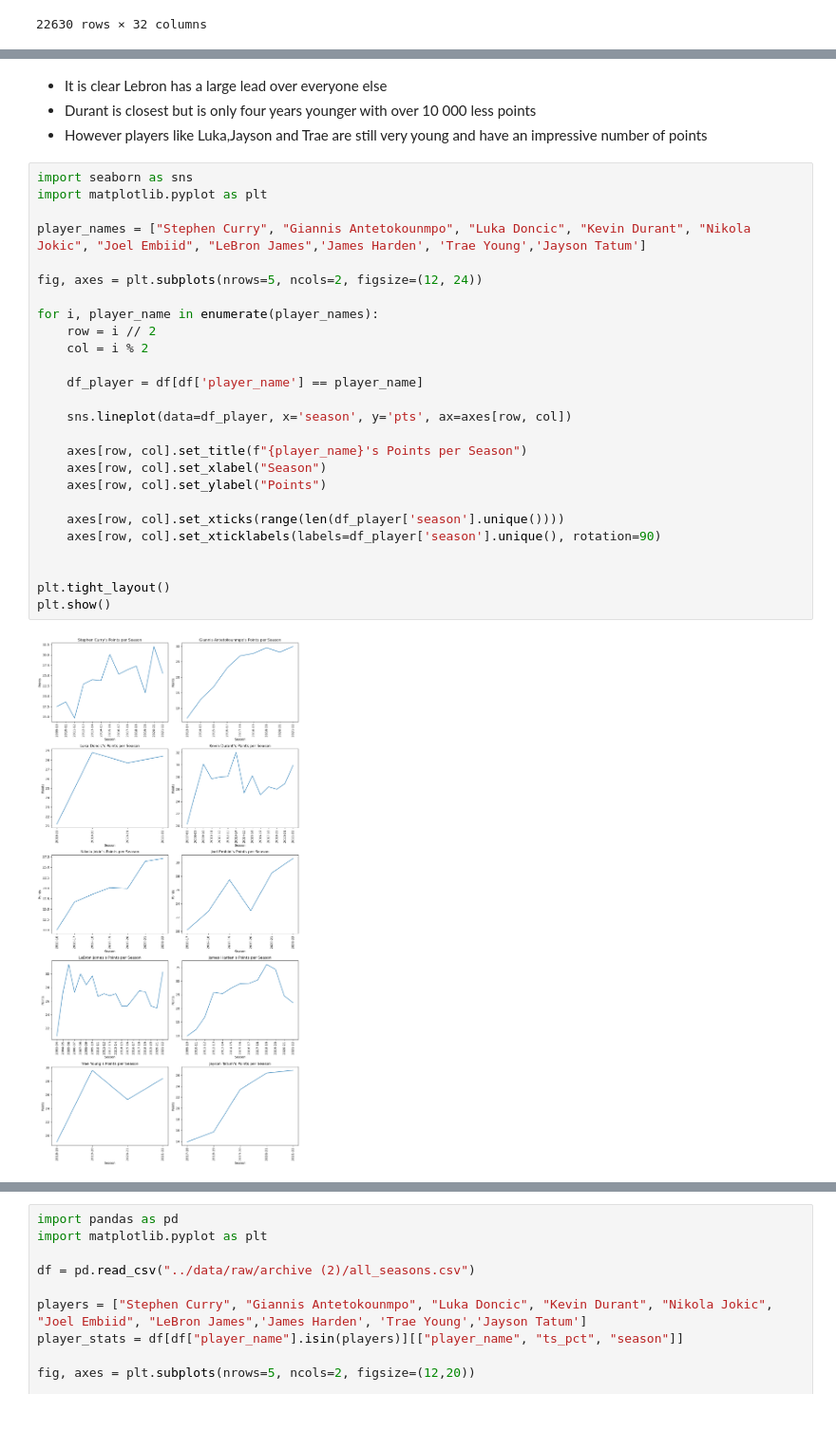
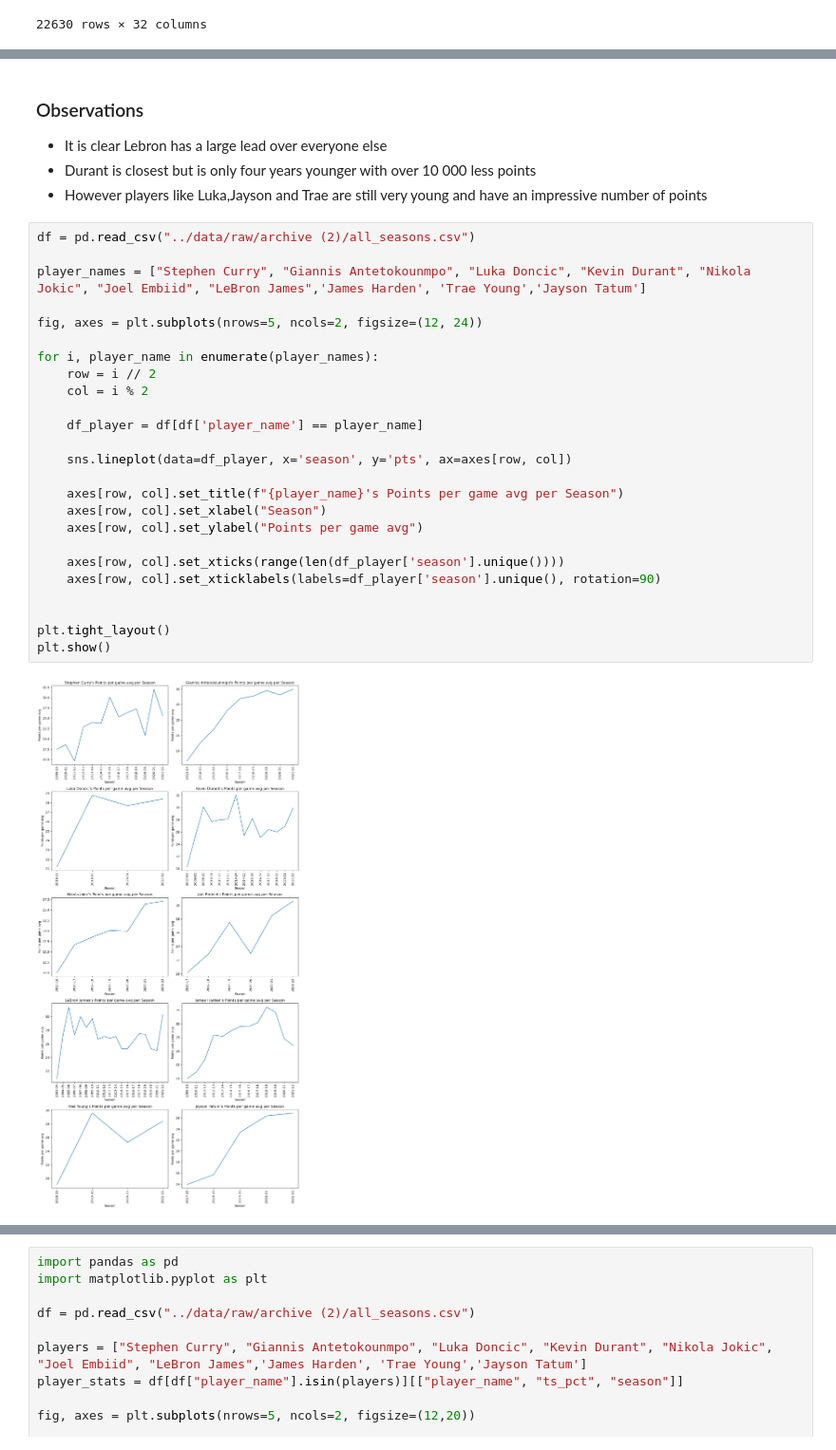
Before and after one commit to ubco-W2022T2-data301/project-group-group39, a Jupyter notebook: analysis/analysis1.ipynb, the cells around one changed output, grey strips where cells are left out. Shown: that part at 95% size. Cells and saved outputs as stored; diff of their text form; blank space fills up the shorter version.

```diff
--- a/analysis/analysis1.ipynb
+++ b/analysis/analysis1.ipynb
@@ -55,32 +85,33 @@ plt.show()
 # %% [markdown]
+### Observations
+
 - It is clear Lebron has a large lead over everyone else
 - Durant is closest but is only four years younger with over 10 000 less points
 - However players like Luka,Jayson and Trae are still very young and have an impressive number of points
 # %%
-import seaborn as sns
-import matplotlib.pyplot as plt
+df = pd.read_csv("../data/raw/archive (2)/all_seasons.csv")
 
 player_names = ["Stephen Curry", "Giannis Antetokounmpo", "Luka Doncic", "Kevin Durant", "Nikola Jokic", "Joel Embiid", "LeBron James",'James Harden', 'Trae Young','Jayson Tatum']
 
 fig, axes = plt.subplots(nrows=5, ncols=2, figsize=(12, 24))
 
 for i, player_name in enumerate(player_names):
     row = i // 2
     col = i % 2
 
     df_player = df[df['player_name'] == player_name]
 
     sns.lineplot(data=df_player, x='season', y='pts', ax=axes[row, col])
 
-    axes[row, col].set_title(f"{player_name}'s Points per Season")
+    axes[row, col].set_title(f"{player_name}'s Points per game avg per Season")
     axes[row, col].set_xlabel("Season")
-    axes[row, col].set_ylabel("Points")
+    axes[row, col].set_ylabel("Points per game avg")
 
     axes[row, col].set_xticks(range(len(df_player['season'].unique())))
     axes[row, col].set_xticklabels(labels=df_player['season'].unique(), rotation=90)
 
 
 plt.tight_layout()
 plt.show()
 # %% [output]
-[figure, old version]
+[figure, new version]
```
Also changed, not shown: parts of 10 cells of this notebook, 2 other files.
